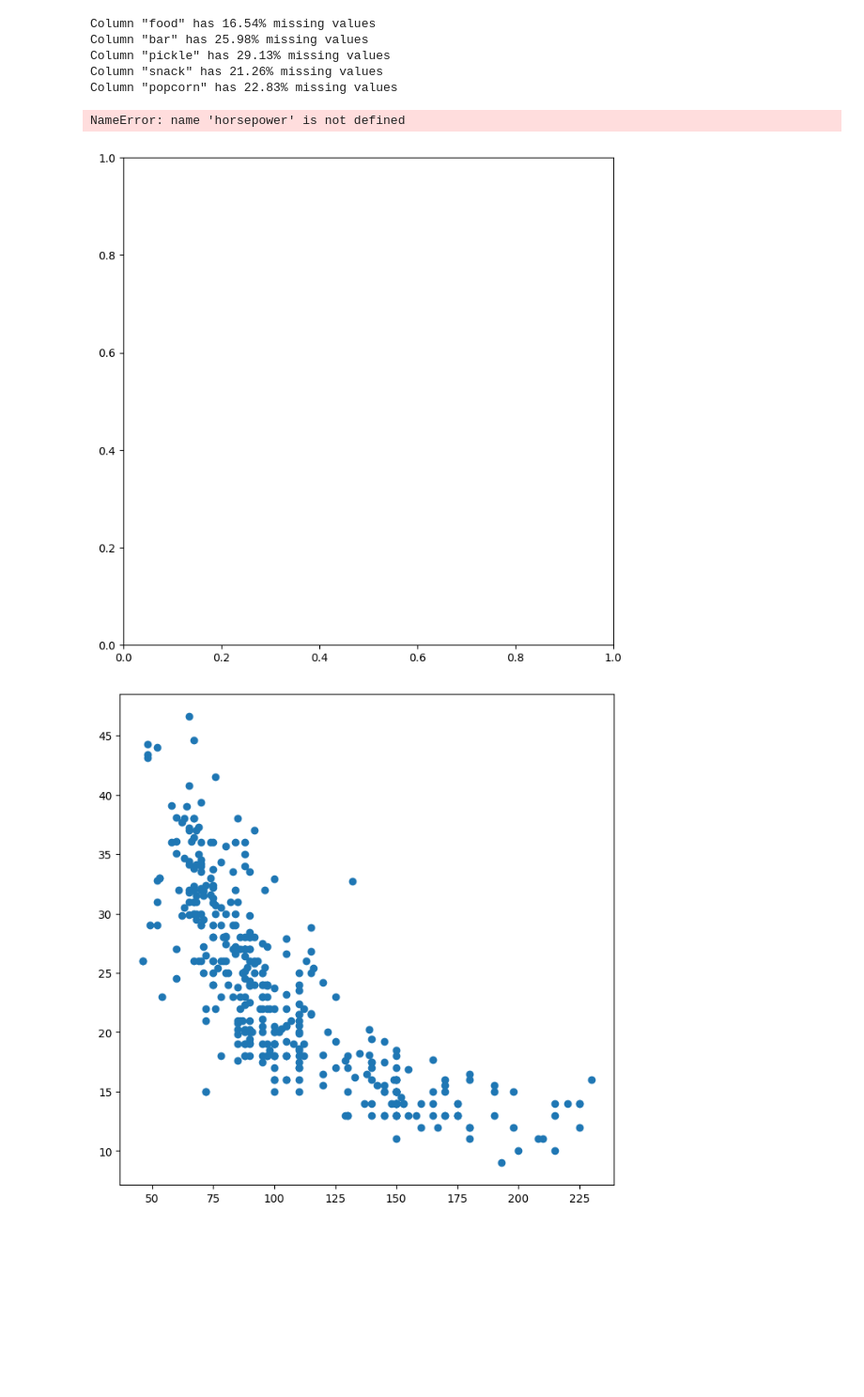
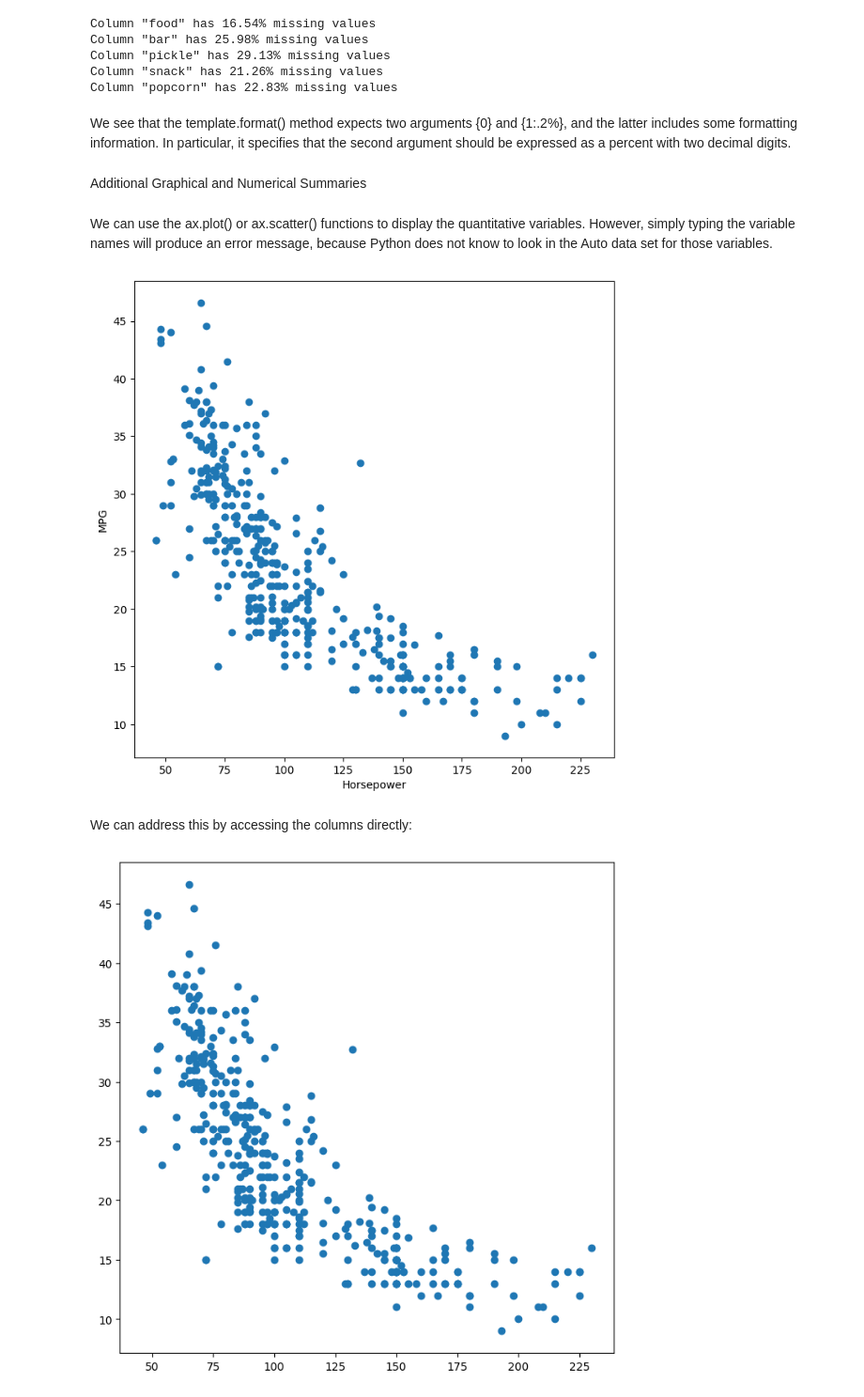
Before and after one commit to angeli2013/DATA_MINING_WORK_101036, a Jupyter notebook: Chapter2_statist_learning.ipynb, the cells around one changed output. Shown at 94% size. Saved outputs shown, nothing was run; the diff lists cells and outputs as text; code cells hidden in the pictures; blank space fills up the shorter version.

Commit message:
Update Chapter 2 notebook, add datasets and figures

```diff
--- a/Chapter2_statist_learning.ipynb
+++ b/Chapter2_statist_learning.ipynb
@@ -742,3 +989,11 @@ Column "bar" has 25.98% missing values
 Column "pickle" has 29.13% missing values
 Column "snack" has 21.26% missing values
 Column "popcorn" has 22.83% missing values
+# %% [markdown]
+
+We see that the template.format() method expects two arguments {0} and {1:.2%}, and the latter includes some formatting information. In particular, it specifies that the second argument should be expressed as a percent with two decimal digits.
+# %% [markdown]
+
+Additional Graphical and Numerical Summaries
+# %% [markdown]
+We can use the ax.plot() or ax.scatter() functions to display the quantitative variables. However, simply typing the variable names will produce an error message, because Python does not know to look in the Auto data set for those variables.
@@ -745,9 +1002,14 @@ Column "popcorn" has 22.83% missing values
 # %%
-fig, ax = subplots(figsize=(8, 8))
-ax.plot(horsepower, mpg, 'o');
+
+fig, ax = plt.subplots(figsize=(8, 8))
+ax.plot(Auto['horsepower'], Auto['mpg'], 'o')
+plt.xlabel('Horsepower')
+plt.ylabel('MPG')
+plt.show()
 # %% [output]
-NameError: name 'horsepower' is not defined
-[figure, old version]
+[figure, new version]
+# %% [markdown]
+We can address this by accessing the columns directly:
 # %%
 fig, ax = subplots(figsize=(8, 8))
 ax.plot(Auto['horsepower'], Auto['mpg'], 'o');
```
Also changed, not shown: parts of 105 cells of this notebook, 8 other files.
